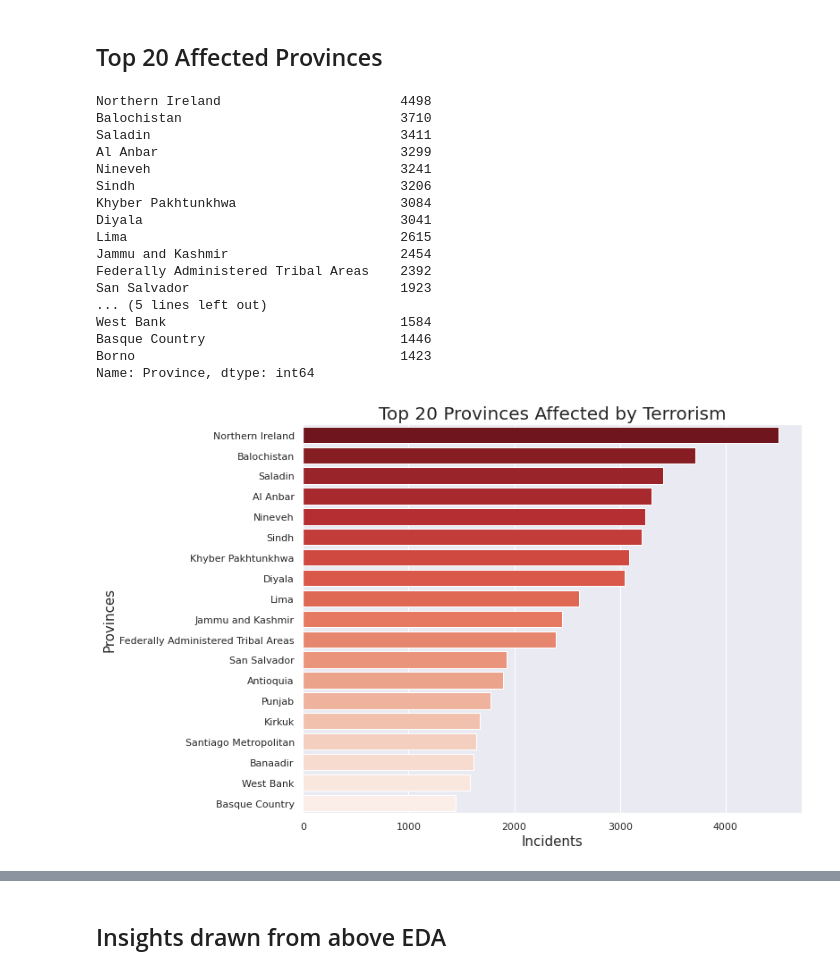
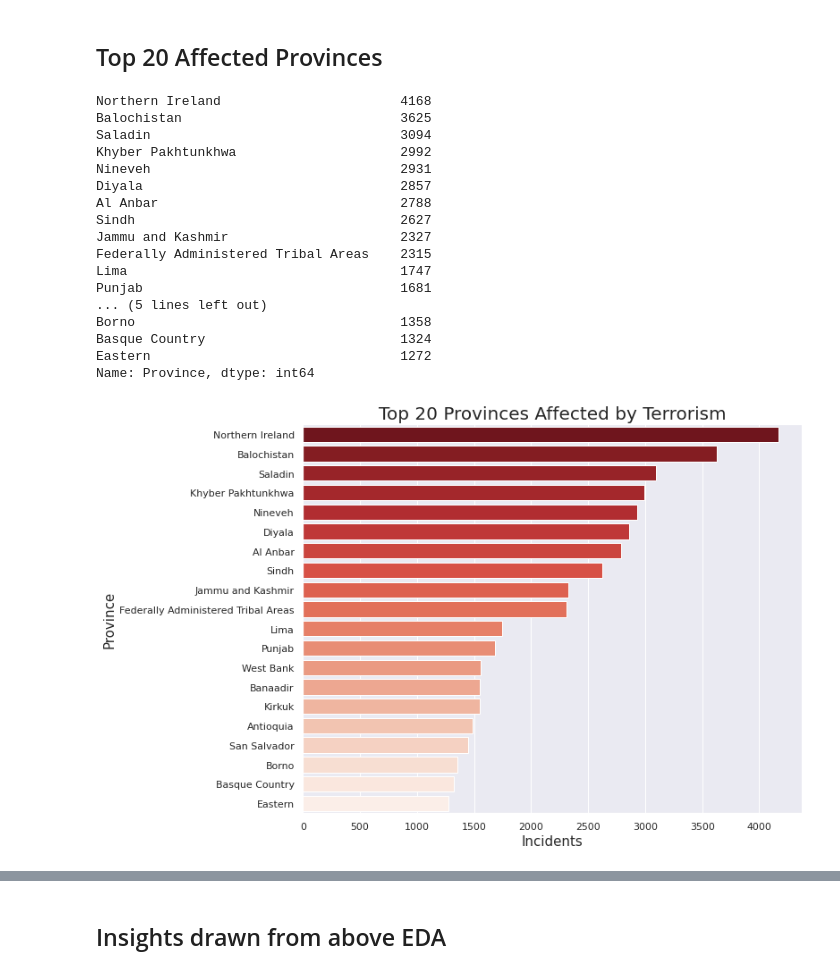
Before and after one commit to Prasad-Khedkar/Global-Terrorism-EDA, a Jupyter notebook: Global_Terrorism(EDA).ipynb, the cells around one changed output, grey strips where cells are left out. Drawn from its saved outputs; the diff is of its cells as text; code cells hidden in the pictures.

```diff
--- a/Global_Terrorism(EDA).ipynb
+++ b/Global_Terrorism(EDA).ipynb
@@ -61 +67,3 @@ df.head()
+# %%
+df.drop_duplicates(keep='first',inplace=True)      ## Dropping duplicate values if any
 # %%
@@ -358,31 +378,31 @@ df4=df['Province'].value_counts()[:22]
 df4.drop(['Unknown','Baghdad'], inplace=True)
 df4
 # %% [output]
-Northern Ireland                       4498
-Balochistan                            3710
-Saladin                                3411
-Al Anbar                               3299
-Nineveh                                3241
-Sindh                                  3206
-Khyber Pakhtunkhwa                     3084
-Diyala                                 3041
-Lima                                   2615
-Jammu and Kashmir                      2454
-Federally Administered Tribal Areas    2392
-San Salvador                           1923
+Northern Ireland                       4168
+Balochistan                            3625
+Saladin                                3094
+Khyber Pakhtunkhwa                     2992
+Nineveh                                2931
+Diyala                                 2857
+Al Anbar                               2788
+Sindh                                  2627
+Jammu and Kashmir                      2327
+Federally Administered Tribal Areas    2315
+Lima                                   1747
+Punjab                                 1681
 ... (5 lines left out)
-West Bank                              1584
-Basque Country                         1446
-Borno                                  1423
+Borno                                  1358
+Basque Country                         1324
+Eastern                                1272
 Name: Province, dtype: int64
 # %%
 plt.figure(figsize=(10,8))
-sns.barplot(data=df, x=df['Province'].value_counts()[2:21].values, y=df['Province'].value_counts()[2:21].index,palette=('Reds_r'))
+sns.barplot(data=df, x=df4, y=df4.index,palette=('Reds_r'))
 plt.xlabel('Incidents',fontsize=15)
-plt.ylabel('Provinces',fontsize=15)
+plt.ylabel('Province',fontsize=15)
 plt.title('Top 20 Provinces Affected by Terrorism',fontsize=20)
 plt.show()
 # %% [output]
-[figure, old version]
+[figure, new version]
 # %%
 plt.figure(figsize=(15,10))
```
Also changed, not shown: parts of 31 cells of this notebook.
